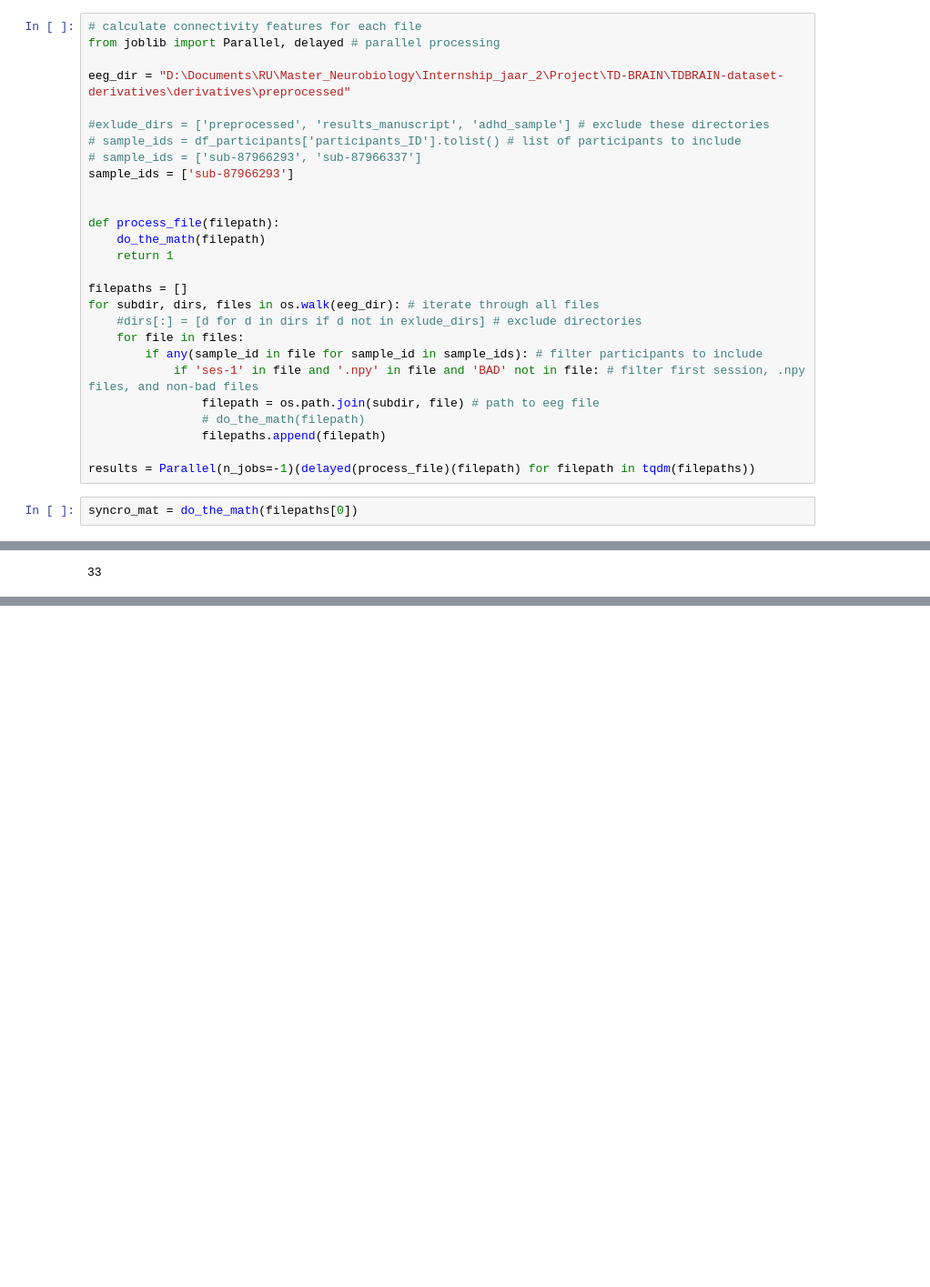
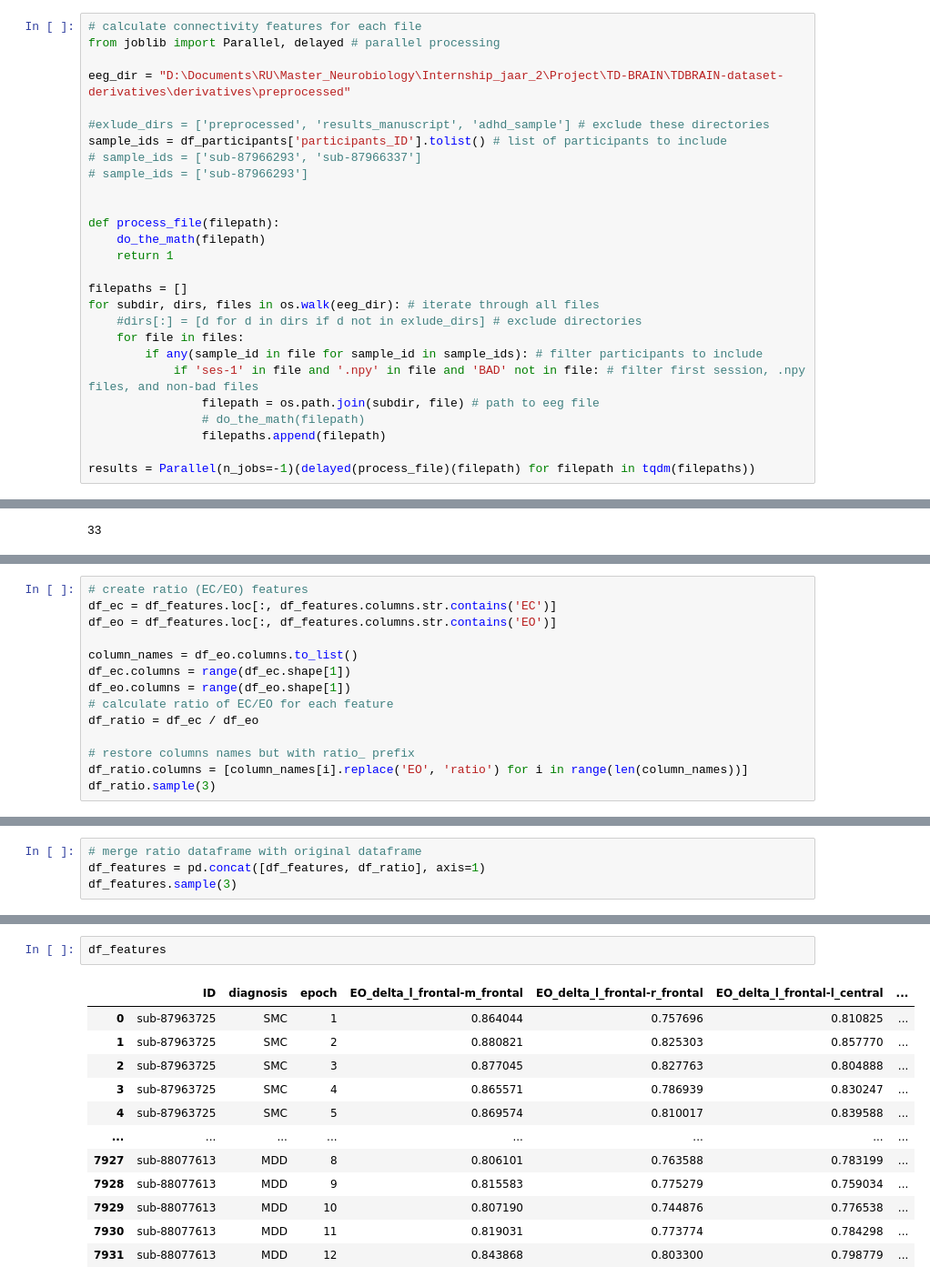
Before and after one commit to TSmolders/Internship_EEG, a Jupyter notebook: 2b_connectivity_feature_extraction.ipynb, the cells around one changed output, grey strips where cells are left out. Shown: that part at 91% size. Cells and saved outputs as stored; diff of their text form; blank space fills up the shorter version.

```diff
--- a/2b_connectivity_feature_extraction.ipynb
+++ b/2b_connectivity_feature_extraction.ipynb
@@ -425,9 +378,9 @@ from joblib import Parallel, delayed # parallel processing
 eeg_dir = "D:\Documents\RU\Master_Neurobiology\Internship_jaar_2\Project\TD-BRAIN\TDBRAIN-dataset-derivatives\derivatives\preprocessed"
 
 #exlude_dirs = ['preprocessed', 'results_manuscript', 'adhd_sample'] # exclude these directories
-# sample_ids = df_participants['participants_ID'].tolist() # list of participants to include
+sample_ids = df_participants['participants_ID'].tolist() # list of participants to include
 # sample_ids = ['sub-87966293', 'sub-87966337']
-sample_ids = ['sub-87966293']
+# sample_ids = ['sub-87966293']
 
 
 def process_file(filepath):
@@ -445,5 +398,3 @@ for subdir, dirs, files in os.walk(eeg_dir): # iterate through all files
                 filepaths.append(filepath)
 
 results = Parallel(n_jobs=-1)(delayed(process_file)(filepath) for filepath in tqdm(filepaths))
-# %%
-syncro_mat = do_the_math(filepaths[0])
@@ -477,0 +550,14 @@ print(count)
+# %%
+# create ratio (EC/EO) features
+df_ec = df_features.loc[:, df_features.columns.str.contains('EC')]
+df_eo = df_features.loc[:, df_features.columns.str.contains('EO')]
+
+column_names = df_eo.columns.to_list()
+df_ec.columns = range(df_ec.shape[1])
+df_eo.columns = range(df_eo.shape[1])
+# calculate ratio of EC/EO for each feature
+df_ratio = df_ec / df_eo
+
+# restore columns names but with ratio_ prefix
+df_ratio.columns = [column_names[i].replace('EO', 'ratio') for i in range(len(column_names))]
+df_ratio.sample(3)
@@ -477,0 +570,4 @@ print(count)
+# %%
+# merge ratio dataframe with original dataframe
+df_features = pd.concat([df_features, df_ratio], axis=1)
+df_features.sample(3)
@@ -477,0 +597,15 @@ print(count)
+# %%
+df_features
+# %% [output]
+|  | ID | diagnosis | epoch | EO_delta_l_frontal-m_frontal | EO_delta_l_frontal-r_frontal | EO_delta_l_frontal-l_central | ... |
+| 0 | sub-87963725 | SMC | 1 | 0.864044 | 0.757696 | 0.810825 | ... |
+| 1 | sub-87963725 | SMC | 2 | 0.880821 | 0.825303 | 0.857770 | ... |
+| 2 | sub-87963725 | SMC | 3 | 0.877045 | 0.827763 | 0.804888 | ... |
+| 3 | sub-87963725 | SMC | 4 | 0.865571 | 0.786939 | 0.830247 | ... |
+| 4 | sub-87963725 | SMC | 5 | 0.869574 | 0.810017 | 0.839588 | ... |
+| ... | ... | ... | ... | ... | ... | ... | ... |
+| 7927 | sub-88077613 | MDD | 8 | 0.806101 | 0.763588 | 0.783199 | ... |
+| 7928 | sub-88077613 | MDD | 9 | 0.815583 | 0.775279 | 0.759034 | ... |
+| 7929 | sub-88077613 | MDD | 10 | 0.807190 | 0.744876 | 0.776538 | ... |
+| 7930 | sub-88077613 | MDD | 11 | 0.819031 | 0.773774 | 0.784298 | ... |
+| 7931 | sub-88077613 | MDD | 12 | 0.843868 | 0.803300 | 0.798779 | ... |
```
Also changed, not shown: parts of 14 cells of this notebook, 2 other files.
